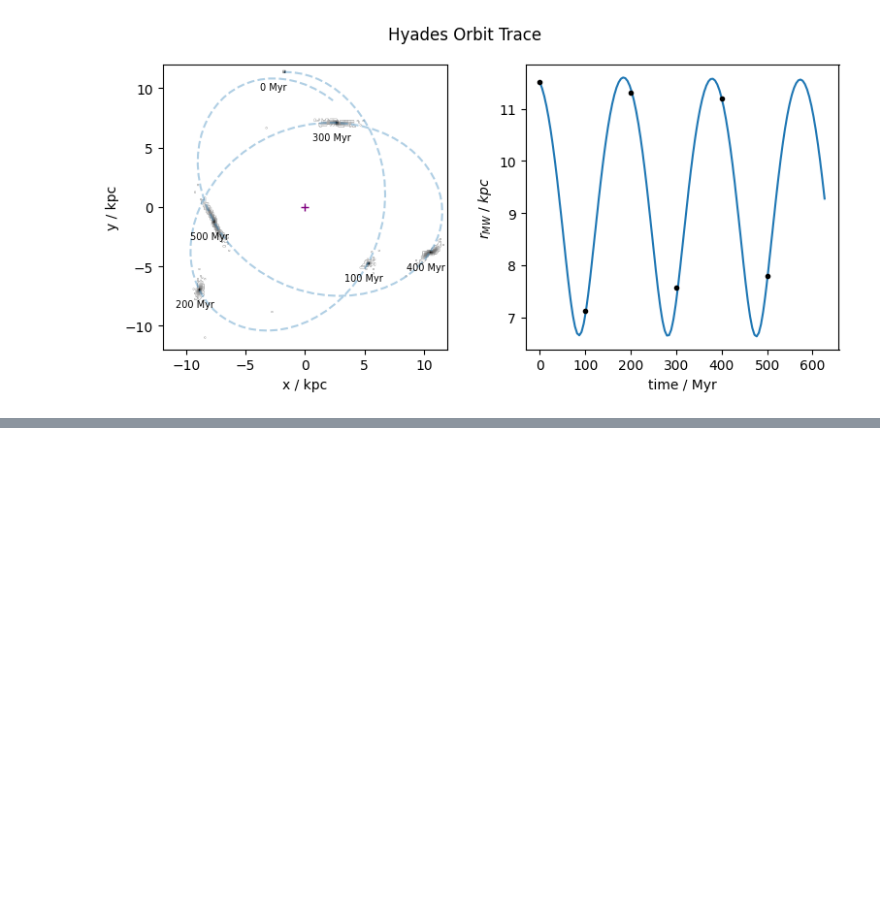
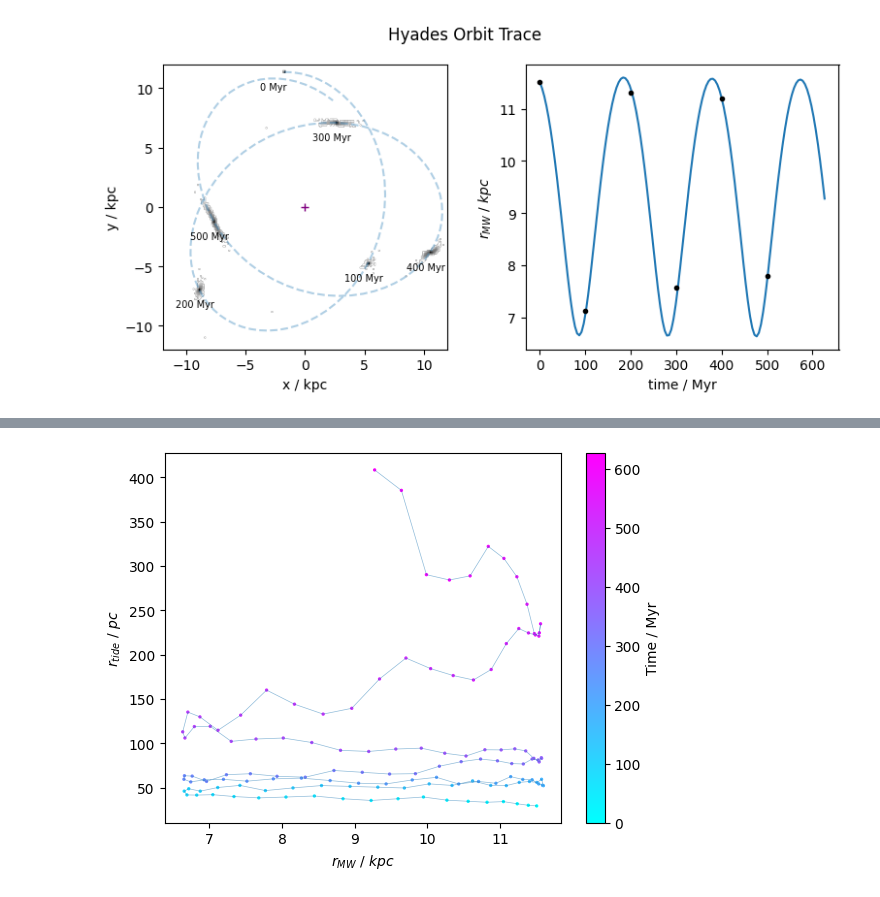
Before and after one commit to RSPicken2/stellar-streams, a Jupyter notebook: OrbitAnalysis.ipynb, the cells around one changed output, grey strips where cells are left out. Drawn from its saved outputs; the diff is of its cells as text; code cells hidden in the pictures; blank space fills up the shorter version.

Commit message:
Add rtide plot

```diff
--- a/OrbitAnalysis.ipynb
+++ b/OrbitAnalysis.ipynb
@@ -17,7 +17,7 @@ snapshots = [0, 60, 120, 180, 240]
 # %%
 orbit_df = pd.read_csv(orbit_path)
 
-orbit_df['RG'] = np.sqrt(df['RGx']**2 + df['RGy']**2 + df['RGz']**2)
+orbit_df['RG'] = np.sqrt(orbit_df['RGx']**2 + orbit_df['RGy']**2 + orbit_df['RGz']**2)
 
 orbit_df
 # %% [output]
@@ -35,5 +35,6 @@ orbit_df
 | 130 | 626.518827 | 2.351424 | 8.972534 | 0.008850 | 150.912291 | -118.855320 | -14.183787 | -288070.060398 | 96.430351 | 9.275540 |
 131 rows × 10 columns
 # %%
-df_glob = get_glob_df(source)
-df_glob
+times = [0,100,200,300,400,500]
+
+data, glob_df, Myr_per_Nbody = get_steps_at_times(hyades_path, times)
@@ -141,0 +121,13 @@ plt.show()
+# %%
+fig, ax = plt.subplots()
+ax.plot(orbit_df['RG'] ,glob_df['RTIDE[PC]'], color='tab:blue', alpha=0.5, linewidth=0.5)
+cb = ax.scatter(orbit_df['RG'] ,glob_df['RTIDE[PC]'], c=glob_df['TIME[Myr]'], cmap='cool', s=2)
+
+plt.colorbar(cb, ax=ax, label='Time / Myr')
+
+ax.set_xlabel(r'$r_{MW}\ /\ kpc$')
+ax.set_ylabel(r'$r_{tide}\ /\ pc$')
+
+plt.show()
+# %% [output]
+[figure, added]
```
Also changed, not shown: parts of 4 cells of this notebook.
